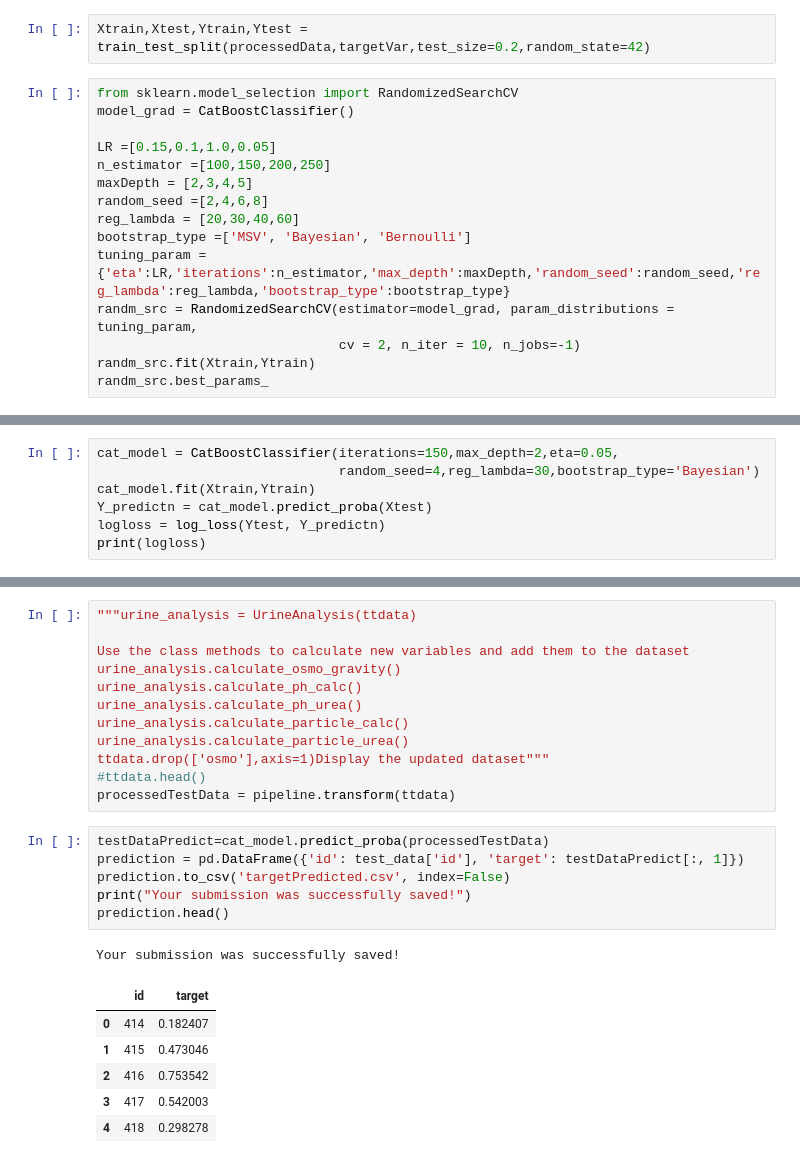
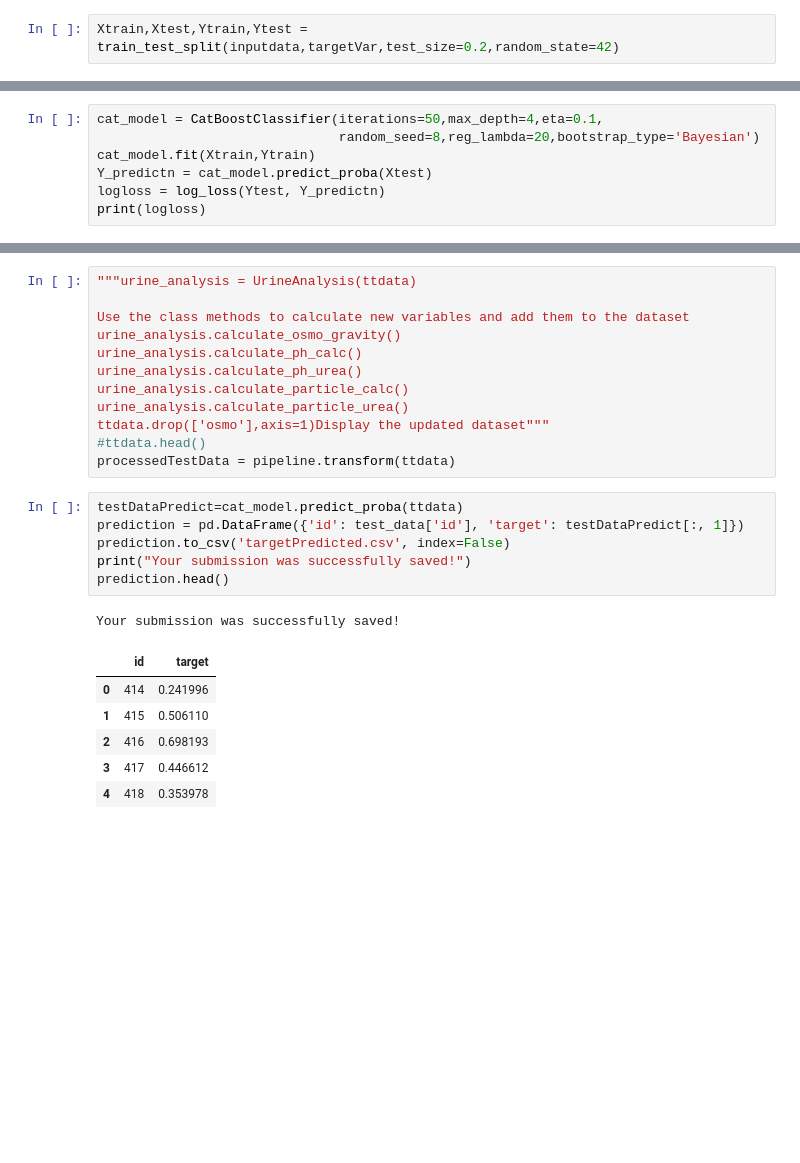
Before and after one commit to OjochenemiB/DATA-SCIENCE, a Jupyter notebook: playground-s3e12-using-cb-regres.ipynb, the cells around one changed output, grey strips where cells are left out. Drawn from its saved outputs; the diff is of its cells as text; blank space fills up the shorter version.

```diff
--- a/playground-s3e12-using-cb-regres.ipynb
+++ b/playground-s3e12-using-cb-regres.ipynb
@@ -342,19 +340,4 @@ processedData.shape
 # %% [output]
 (414, 10)
 # %%
-Xtrain,Xtest,Ytrain,Ytest = train_test_split(processedData,targetVar,test_size=0.2,random_state=42)
+Xtrain,Xtest,Ytrain,Ytest = train_test_split(inputdata,targetVar,test_size=0.2,random_state=42)
-# %%
-from sklearn.model_selection import RandomizedSearchCV
-model_grad = CatBoostClassifier()
-
-LR =[0.15,0.1,1.0,0.05]
-n_estimator =[100,150,200,250]
-maxDepth = [2,3,4,5]
-random_seed =[2,4,6,8]
-reg_lambda = [20,30,40,60]
-bootstrap_type =['MSV', 'Bayesian', 'Bernoulli']
-tuning_param ={'eta':LR,'iterations':n_estimator,'max_depth':maxDepth,'random_seed':random_seed,'reg_lambda':reg_lambda,'bootstrap_type':bootstrap_type}
-randm_src = RandomizedSearchCV(estimator=model_grad, param_distributions = tuning_param,
-                               cv = 2, n_iter = 10, n_jobs=-1)
-randm_src.fit(Xtrain,Ytrain)
-randm_src.best_params_
@@ -385,6 +344,6 @@ randm_src.best_params_
 # %%
-cat_model = CatBoostClassifier(iterations=150,max_depth=2,eta=0.05,
-                               random_seed=4,reg_lambda=30,bootstrap_type='Bayesian')
+cat_model = CatBoostClassifier(iterations=50,max_depth=4,eta=0.1,
+                               random_seed=8,reg_lambda=20,bootstrap_type='Bayesian')
 cat_model.fit(Xtrain,Ytrain)
 Y_predictn = cat_model.predict_proba(Xtest)
 logloss = log_loss(Ytest, Y_predictn)
@@ -420,16 +379,16 @@ ttdata.drop(['osmo'],axis=1)Display the updated dataset"""
 #ttdata.head()
 processedTestData = pipeline.transform(ttdata)
 # %%
-testDataPredict=cat_model.predict_proba(processedTestData)
+testDataPredict=cat_model.predict_proba(ttdata)
 prediction = pd.DataFrame({'id': test_data['id'], 'target': testDataPredict[:, 1]})
 prediction.to_csv('targetPredicted.csv', index=False)
 print("Your submission was successfully saved!")
 prediction.head()
 # %% [output]
 Your submission was successfully saved!
 |  | id | target |
-| 0 | 414 | 0.182407 |
-| 1 | 415 | 0.473046 |
-| 2 | 416 | 0.753542 |
-| 3 | 417 | 0.542003 |
-| 4 | 418 | 0.298278 |
+| 0 | 414 | 0.241996 |
+| 1 | 415 | 0.506110 |
+| 2 | 416 | 0.698193 |
+| 3 | 417 | 0.446612 |
+| 4 | 418 | 0.353978 |
```
Also changed, not shown: parts of 4 cells of this notebook.
